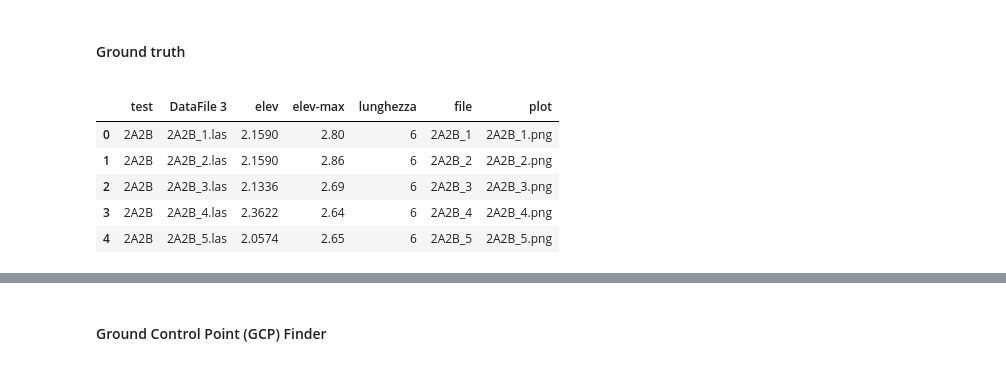
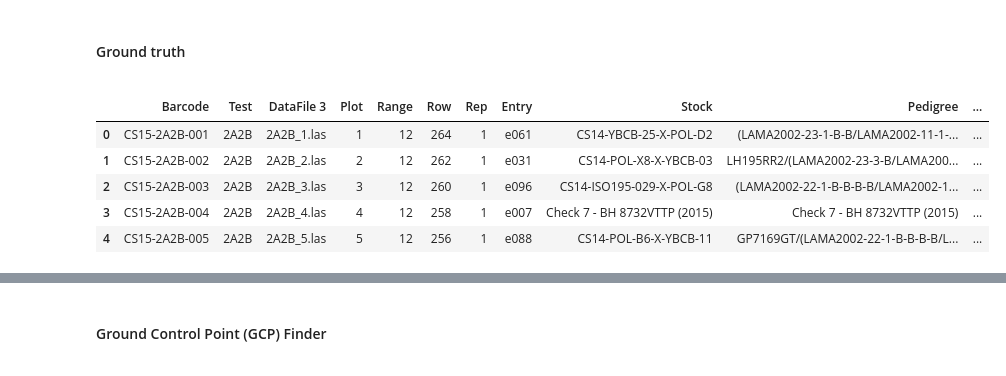
Before and after one commit to francescoperagine/UAV_ViT, a Jupyter notebook: main.ipynb, the cells around one changed output, grey strips where cells are left out. Saved outputs shown, nothing was run; the diff lists cells and outputs as text; code cells hidden in the pictures.

```diff
--- a/main.ipynb
+++ b/main.ipynb
@@ -76,11 +80,10 @@ importing Jupyter notebook from d:\Repository\UAV_ViT\notebooks\vit.ipynb
 DATASET_PATH = "./data/dataset"
 PLOT_PATH = "./data/plots"
 SAMPLES_PATH = "./data/raw_samples"
+VISUALS_PATH = "./data/visuals"
 SHAPEFILE_PATH = "./data/shapefile/all_plots.shp"
 ORTHOMOSAIC_PATH = "./data/orthophoto/raster.tif"
-VISUALS_PATH = "./data/visuals/"
 GCP_PATH = "./data/GCP_Images"
-GROUND_TRUTH_CSV_PATH = './data/ground_truth/ground_truth.csv'
-GROUND_TRUTH_XLSX_PATH = './data/ground_truth/ground_truth.xlsx'
+GROUND_TRUTH_PATH = './data/ground_truth/corn_plant_height_ground_truth.xlsx'
 MODEL_PATH = "./data/models/"
 CHECKPOINT_PATH = "./data/checkpoints/"
@@ -103,17 +130,15 @@ GPU is available and being used cuda
 <a name="ground_truth"></a>
 # %%
 # Loading the ground truth
-# ground_truth = pd.read_csv(GROUND_TRUTH_CSV_PATH)
-ground_truth = pd.read_excel(GROUND_TRUTH_XLSX_PATH)
+df = pd.read_excel(GROUND_TRUTH_PATH)
 
 # Elevation format conversion to float32
-ground_truth["elev"] = ground_truth["elev"].astype("float32")
-labels_norm = ground_truth["elev"]
-ground_truth.head()
+df["elevation"] = df["Elev maximum (m)"].astype("float32")
+df.head()
 # %% [output]
-|  | test | DataFile 3 | elev | elev-max | lunghezza | file | plot |
-| 0 | 2A2B | 2A2B_1.las | 2.1590 | 2.80 | 6 | 2A2B_1 | 2A2B_1.png |
-| 1 | 2A2B | 2A2B_2.las | 2.1590 | 2.86 | 6 | 2A2B_2 | 2A2B_2.png |
-| 2 | 2A2B | 2A2B_3.las | 2.1336 | 2.69 | 6 | 2A2B_3 | 2A2B_3.png |
-| 3 | 2A2B | 2A2B_4.las | 2.3622 | 2.64 | 6 | 2A2B_4 | 2A2B_4.png |
-| 4 | 2A2B | 2A2B_5.las | 2.0574 | 2.65 | 6 | 2A2B_5 | 2A2B_5.png |
+|  | Barcode | Test | DataFile 3 | Plot | Range | Row | Rep | Entry | Stock | Pedigree | ... |
+| 0 | CS15-2A2B-001 | 2A2B | 2A2B_1.las | 1 | 12 | 264 | 1 | e061 | CS14-YBCB-25-X-POL-D2 | (LAMA2002-23-1-B-B/LAMA2002-11-1-... | ... |
+| 1 | CS15-2A2B-002 | 2A2B | 2A2B_2.las | 2 | 12 | 262 | 1 | e031 | CS14-POL-X8-X-YBCB-03 | LH195RR2/(LAMA2002-23-3-B/LAMA200... | ... |
+| 2 | CS15-2A2B-003 | 2A2B | 2A2B_3.las | 3 | 12 | 260 | 1 | e096 | CS14-ISO195-029-X-POL-G8 | (LAMA2002-22-1-B-B-B-B/LAMA2002-1... | ... |
+| 3 | CS15-2A2B-004 | 2A2B | 2A2B_4.las | 4 | 12 | 258 | 1 | e007 | Check 7 - BH 8732VTTP (2015) | Check 7 - BH 8732VTTP (2015) | ... |
+| 4 | CS15-2A2B-005 | 2A2B | 2A2B_5.las | 5 | 12 | 256 | 1 | e088 | CS14-POL-B6-X-YBCB-11 | GP7169GT/(LAMA2002-22-1-B-B-B-B/L... | ... |
```
Also changed, not shown: parts of 57 cells of this notebook, 6 other files.
